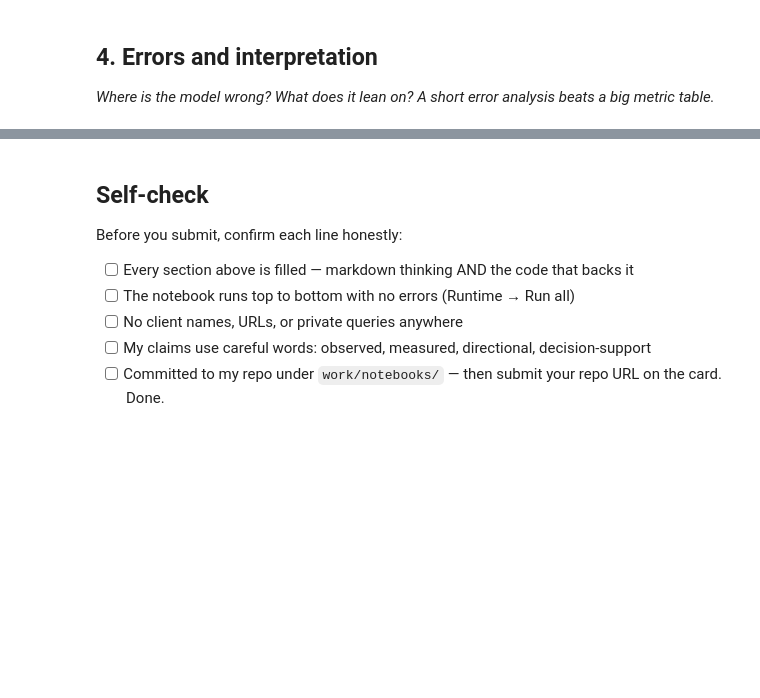
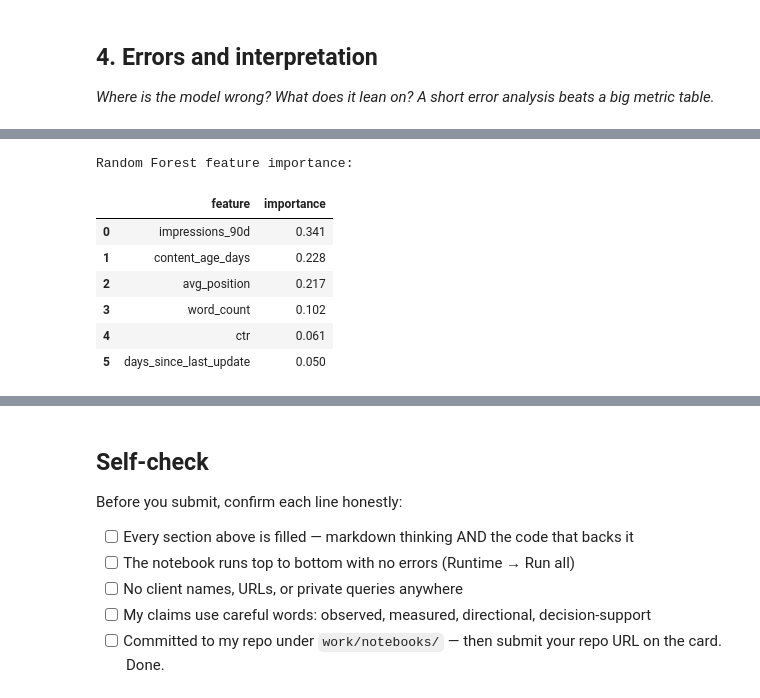
Before and after one commit to MuhammadAhmed196/flyrank-ml-internship, a Jupyter notebook: work/notebooks/w05_model.ipynb, the cells around one changed output, grey strips where cells are left out. Drawn from its saved outputs; the diff is of its cells as text; code cells hidden in the pictures; blank space fills up the shorter version.

```diff
--- a/work/notebooks/w05_model.ipynb
+++ b/work/notebooks/w05_model.ipynb
@@ -36,0 +406,30 @@ This skeleton is yours to fill. Work the sections **in order** — each one has
+# %%
+# ---------------------------------------------------------
+# FEATURE IMPORTANCE
+# ---------------------------------------------------------
+
+rf_model = model.named_steps["random_forest"]
+
+feature_importance = pd.DataFrame({
+    "feature": feature_columns,
+    "importance": rf_model.feature_importances_
+}).sort_values(
+    "importance",
+    ascending=False
+).reset_index(drop=True)
+
+feature_importance["importance"] = (
+    feature_importance["importance"].round(3)
+)
+
+print("Random Forest feature importance:")
+display(feature_importance)
+# %% [output]
+Random Forest feature importance:
+|  | feature | importance |
+| 0 | impressions_90d | 0.341 |
+| 1 | content_age_days | 0.228 |
+| 2 | avg_position | 0.217 |
+| 3 | word_count | 0.102 |
+| 4 | ctr | 0.061 |
+| 5 | days_since_last_update | 0.050 |
```
Also changed, not shown: parts of 13 cells of this notebook.
